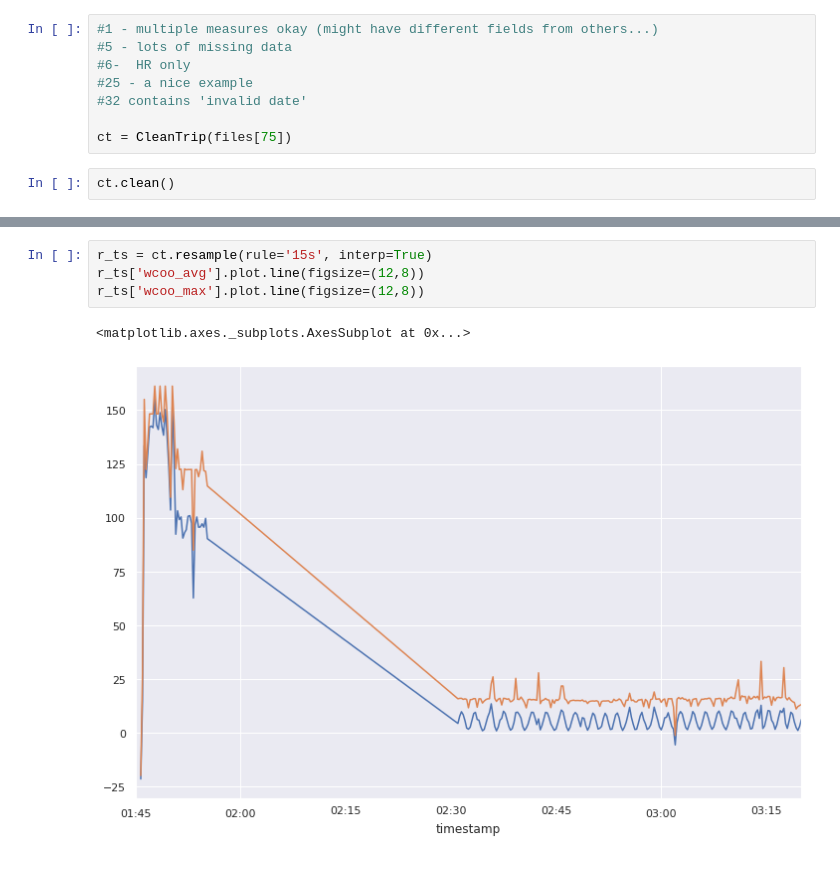
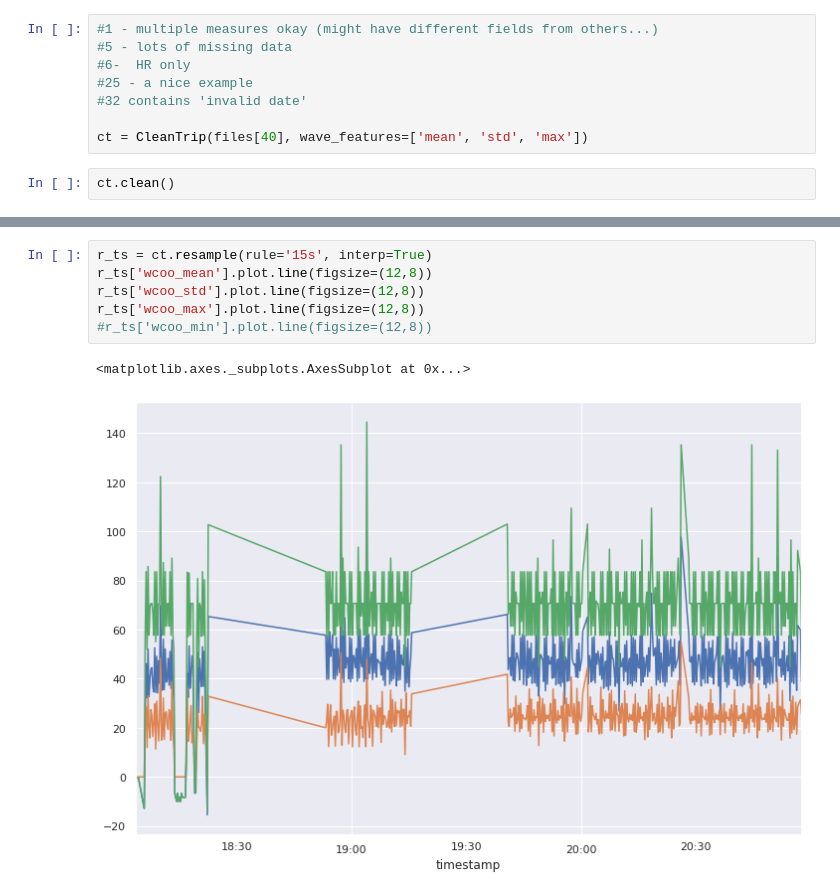
Before and after one commit to TomMonks/cats-time-series, a Jupyter notebook: test_input.ipynb, the cells around one changed output, grey strips where cells are left out. Saved outputs shown, nothing was run; the diff lists cells and outputs as text.

```diff
--- a/test_input.ipynb
+++ b/test_input.ipynb
@@ -17,7 +17,7 @@ files = read_trip_file_names('/home/tom/Documents/code/cats_data')
 #25 - a nice example
 #32 contains 'invalid date'
 
-ct = CleanTrip(files[75])
+ct = CleanTrip(files[40], wave_features=['mean', 'std', 'max'])
 # %%
 ct.clean()
 # %%
@@ -39,8 +39,10 @@ ct.time_series['wcoo_avg'].plot(figsize=(12,8))
 # %%
 r_ts = ct.resample(rule='15s', interp=True)
-r_ts['wcoo_avg'].plot.line(figsize=(12,8))
+r_ts['wcoo_mean'].plot.line(figsize=(12,8))
+r_ts['wcoo_std'].plot.line(figsize=(12,8))
 r_ts['wcoo_max'].plot.line(figsize=(12,8))
+#r_ts['wcoo_min'].plot.line(figsize=(12,8))
 # %% [output]
 <matplotlib.axes._subplots.AxesSubplot at 0x...>
-[figure, old version]
+[figure, new version]
 # %%
```
Also changed, not shown: parts of 4 cells of this notebook, 1 other file.
